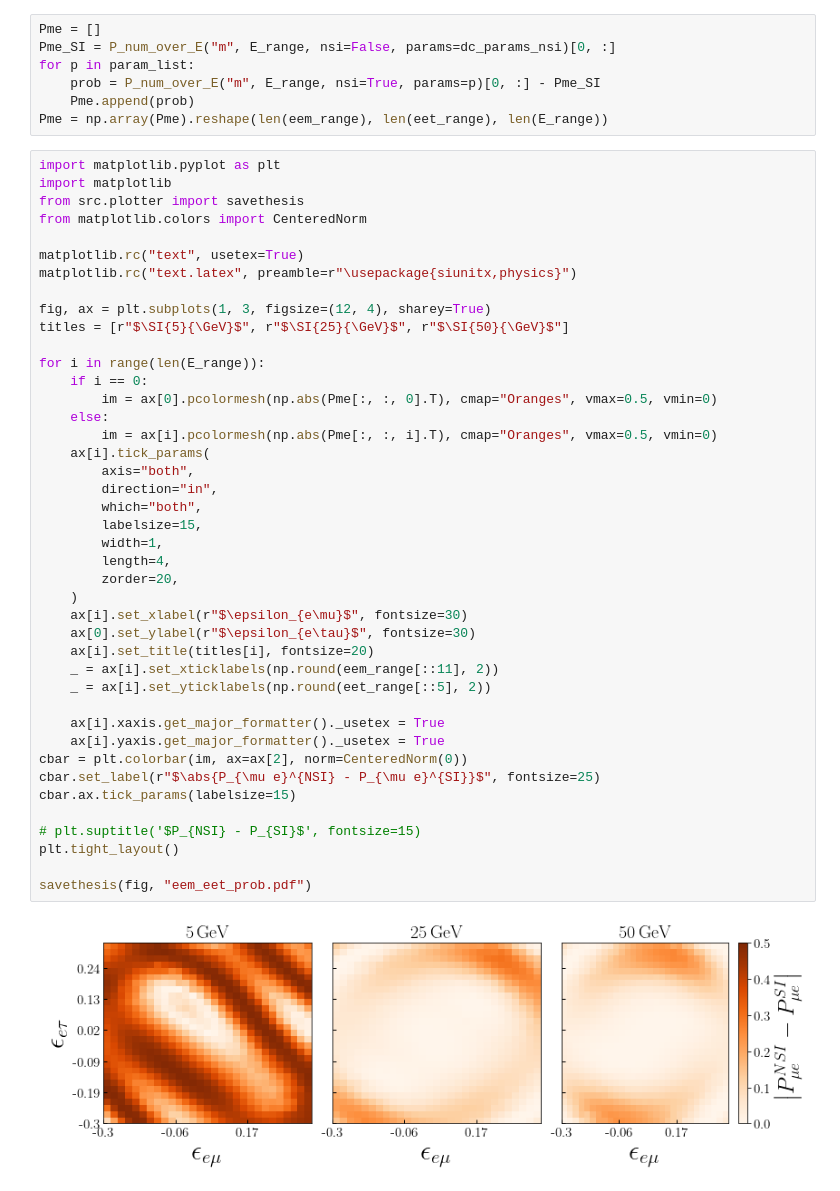
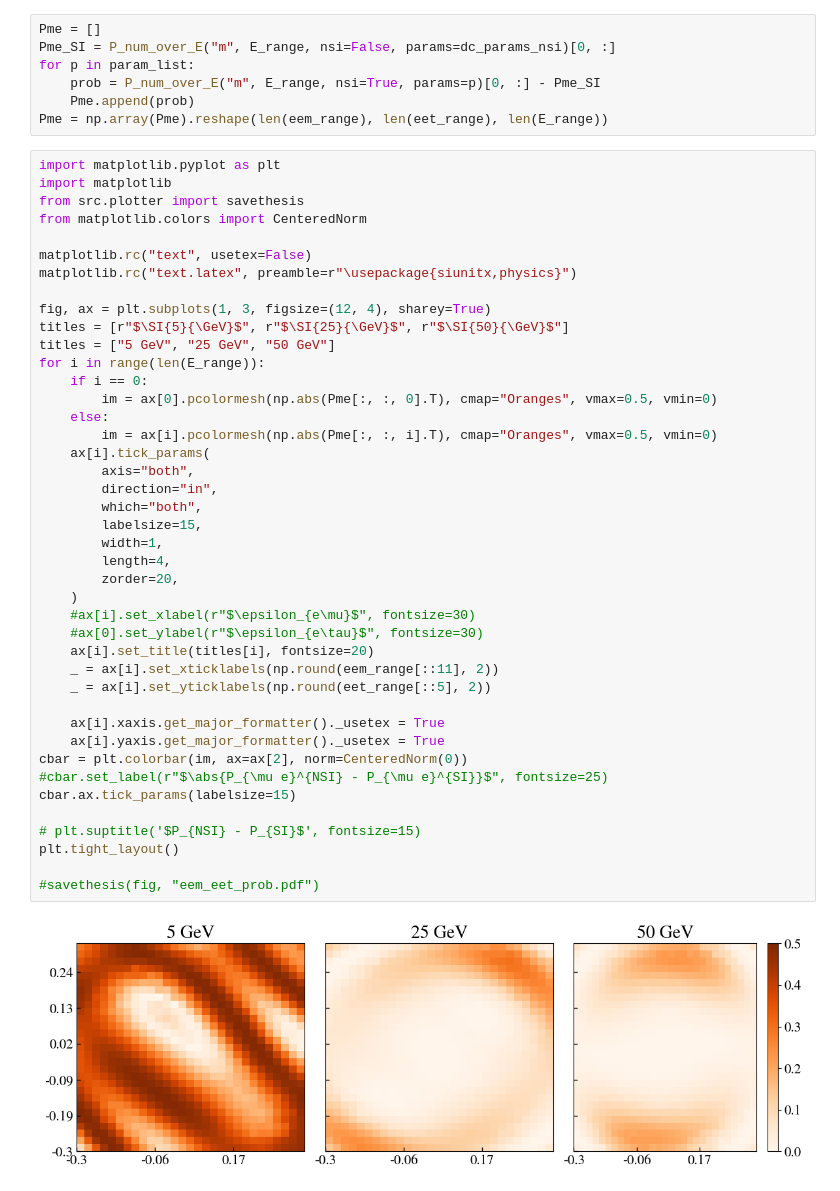
Before and after one commit to Sjoeborg/thesis, a Jupyter notebook: notebooks/nsi_test.ipynb, the cells around one changed output. Drawn from its saved outputs; the diff is of its cells as text.

```diff
--- a/notebooks/nsi_test.ipynb
+++ b/notebooks/nsi_test.ipynb
@@ -179,41 +179,41 @@ import matplotlib
 from src.plotter import savethesis
 from matplotlib.colors import CenteredNorm
 
-matplotlib.rc("text", usetex=True)
+matplotlib.rc("text", usetex=False)
 matplotlib.rc("text.latex", preamble=r"\usepackage{siunitx,physics}")
 
 fig, ax = plt.subplots(1, 3, figsize=(12, 4), sharey=True)
 titles = [r"$\SI{5}{\GeV}$", r"$\SI{25}{\GeV}$", r"$\SI{50}{\GeV}$"]
-
+titles = ["5 GeV", "25 GeV", "50 GeV"]
 for i in range(len(E_range)):
     if i == 0:
         im = ax[0].pcolormesh(np.abs(Pme[:, :, 0].T), cmap="Oranges", vmax=0.5, vmin=0)
     else:
         im = ax[i].pcolormesh(np.abs(Pme[:, :, i].T), cmap="Oranges", vmax=0.5, vmin=0)
     ax[i].tick_params(
         axis="both",
         direction="in",
         which="both",
         labelsize=15,
         width=1,
         length=4,
         zorder=20,
     )
-    ax[i].set_xlabel(r"$\epsilon_{e\mu}$", fontsize=30)
-    ax[0].set_ylabel(r"$\epsilon_{e\tau}$", fontsize=30)
+    #ax[i].set_xlabel(r"$\epsilon_{e\mu}$", fontsize=30)
+    #ax[0].set_ylabel(r"$\epsilon_{e\tau}$", fontsize=30)
     ax[i].set_title(titles[i], fontsize=20)
     _ = ax[i].set_xticklabels(np.round(eem_range[::11], 2))
     _ = ax[i].set_yticklabels(np.round(eet_range[::5], 2))
 
     ax[i].xaxis.get_major_formatter()._usetex = True
     ax[i].yaxis.get_major_formatter()._usetex = True
 cbar = plt.colorbar(im, ax=ax[2], norm=CenteredNorm(0))
-cbar.set_label(r"$\abs{P_{\mu e}^{NSI} - P_{\mu e}^{SI}}$", fontsize=25)
+#cbar.set_label(r"$\abs{P_{\mu e}^{NSI} - P_{\mu e}^{SI}}$", fontsize=25)
 cbar.ax.tick_params(labelsize=15)
 
 # plt.suptitle('$P_{NSI} - P_{SI}$', fontsize=15)
 plt.tight_layout()
 
-savethesis(fig, "eem_eet_prob.pdf")
+#savethesis(fig, "eem_eet_prob.pdf")
 # %% [output]
-[figure, old version]
+[figure, new version]
```
Also changed, not shown: 3 other files.
